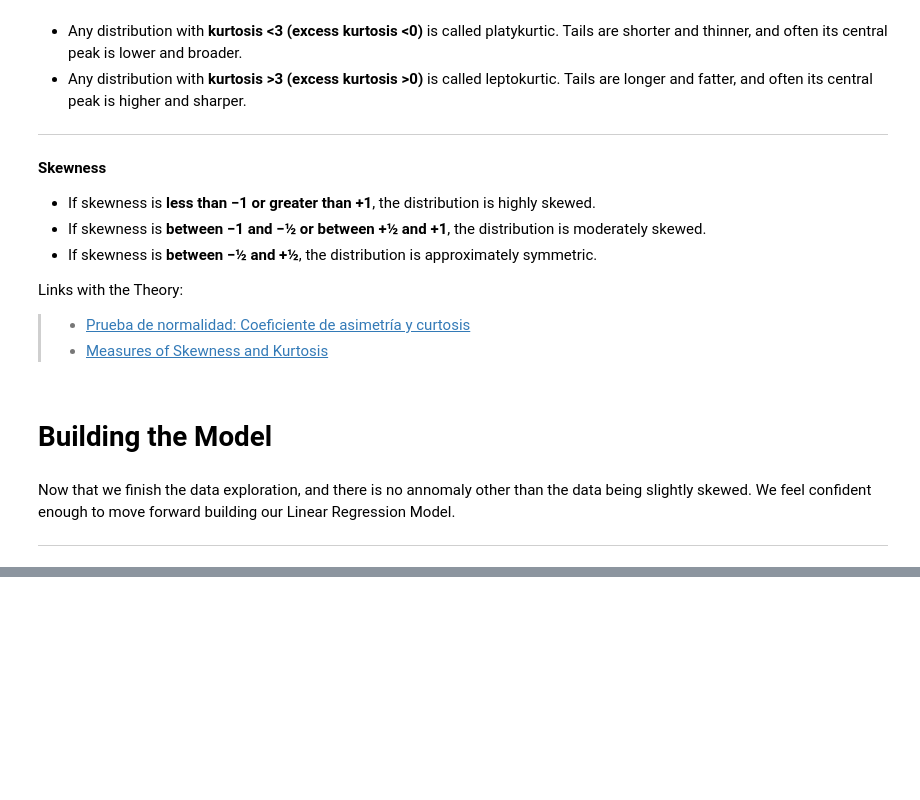
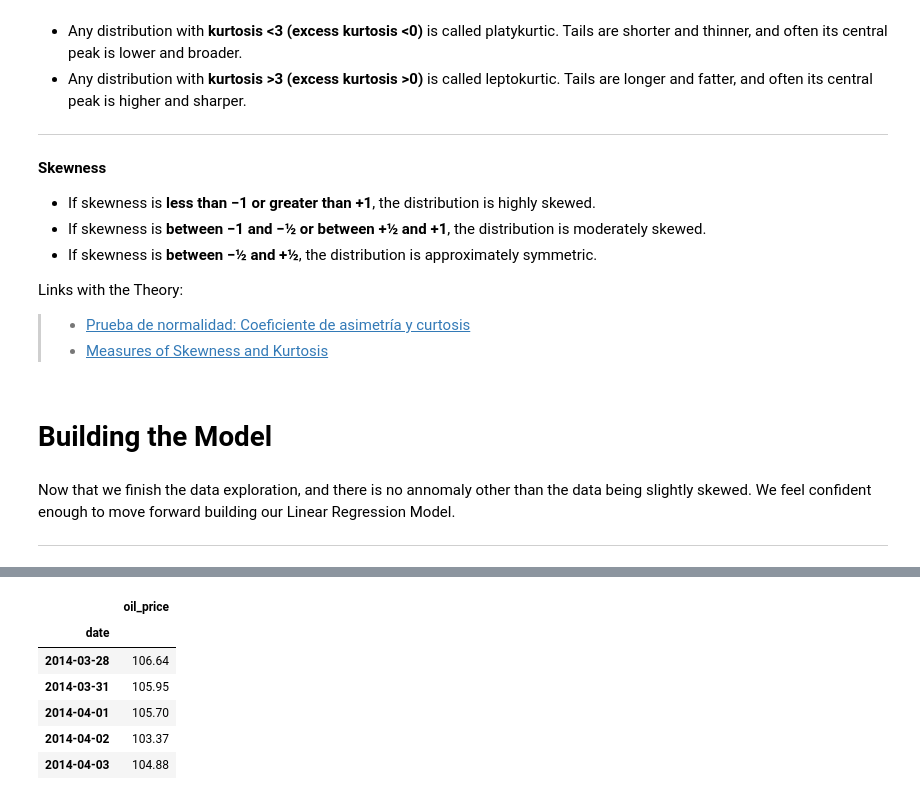
Before and after one commit to Richardbmk/datascience_machinelearning, a Jupyter notebook: ExxonMobile-vs-BarrelOil-Problem.ipynb, the cells around one changed output, grey strips where cells are left out. Drawn from its saved outputs; the diff is of its cells as text; code cells hidden in the pictures; blank space fills up the shorter version.

```diff
--- a/ExxonMobile-vs-BarrelOil-Problem.ipynb
+++ b/ExxonMobile-vs-BarrelOil-Problem.ipynb
@@ -332,0 +341,14 @@ We feel confident enough to move forward building our Linear Regression Model.
+# %%
+# defining input and output variable
+X = price[['oil_price']]
+y = price.drop('oil_price', axis=1)
+# %%
+X.head()
+# %% [output]
+|  | oil_price |
+| date |  |
+| 2014-03-28 | 106.64 |
+| 2014-03-31 | 105.95 |
+| 2014-04-01 | 105.70 |
+| 2014-04-02 | 103.37 |
+| 2014-04-03 | 104.88 |
```
Also changed, not shown: parts of 28 cells of this notebook.
